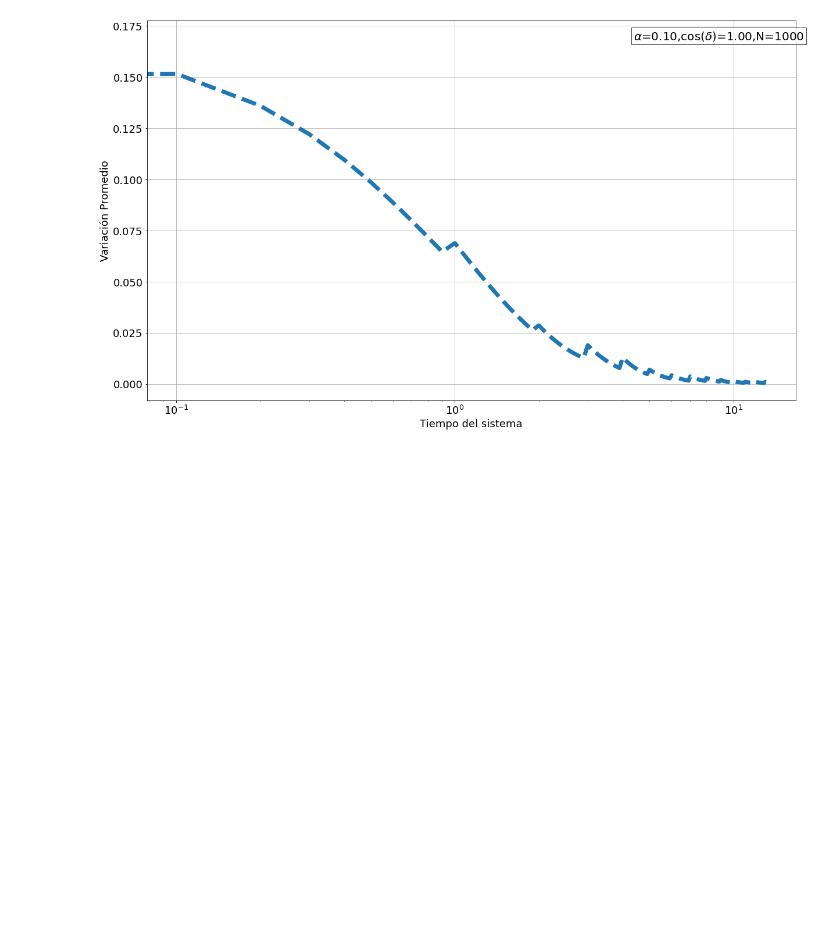
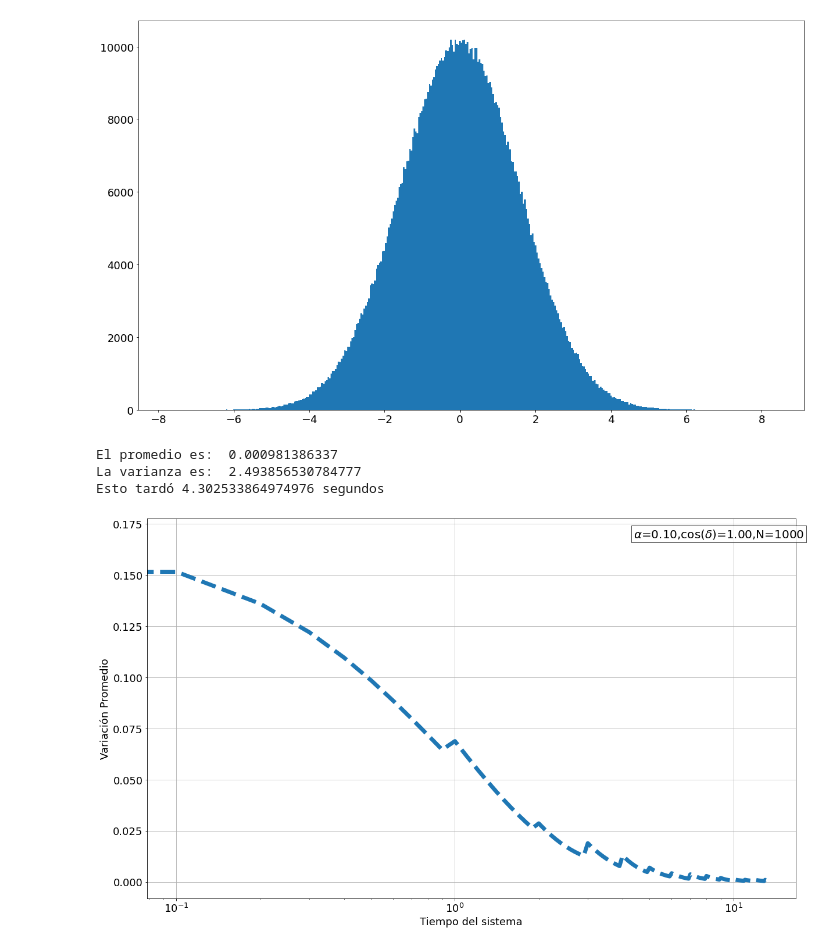
Before and after one commit to Myullnir/Tesis_Licenciatura, a Jupyter notebook: Programas Python/Profunc.ipynb, the cells around one changed output. Drawn from its saved outputs; the diff is of its cells as text; code cells hidden in the pictures; blank space fills up the shorter version.

```diff
--- a/Programas Python/Profunc.ipynb
+++ b/Programas Python/Profunc.ipynb
@@ -190,3 +131,30 @@ Esto tardó 0.002999544143676758 segundos
+# %%
+t0 = time.time()
+
+#----------------------------------------------------------------------------------------------
+
+Datos = ldata("Valores_Gaussiana")
+Gaussiana = np.array([float(x) for x in Datos[0][1::]])
+
+
+plt.rcParams.update({'font.size': 18})
+plt.figure(figsize=(20,12))
+plt.hist(Gaussiana,bins = 400)
+plt.show()
+
+print("El promedio es: ",np.mean(Gaussiana))
+print("La varianza es: ",np.var(Gaussiana))
+
+
+
+#---------------------------------------------------------------------------------
+
+Tiempo()
+# %% [output]
+[figure, added]
+El promedio es:  0.000981386337
+La varianza es:  2.493856530784777
+Esto tardó 4.302533864974976 segundos
 # %%
 t0 = time.time()
 
```
Also changed, not shown: parts of 2 cells of this notebook, 11 other files.
